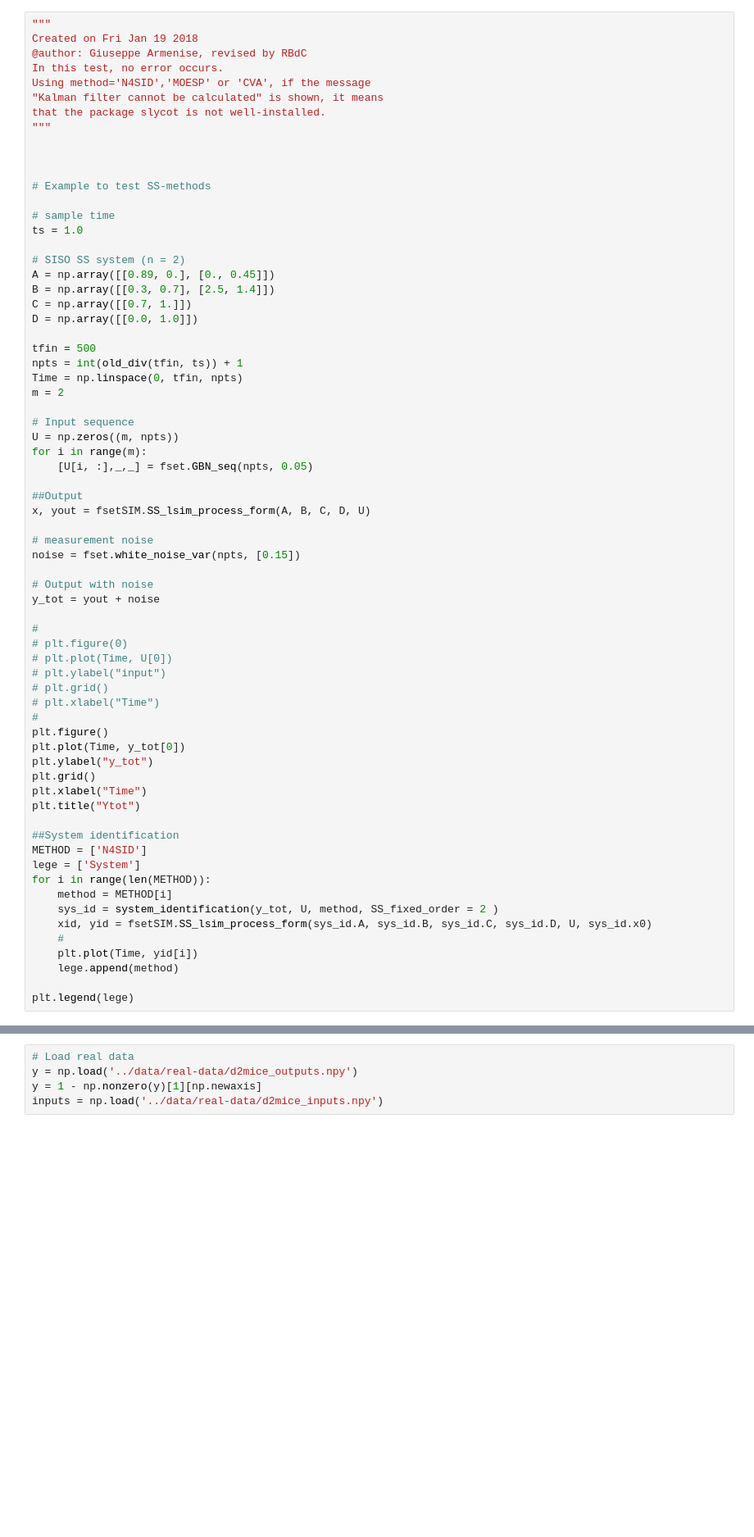
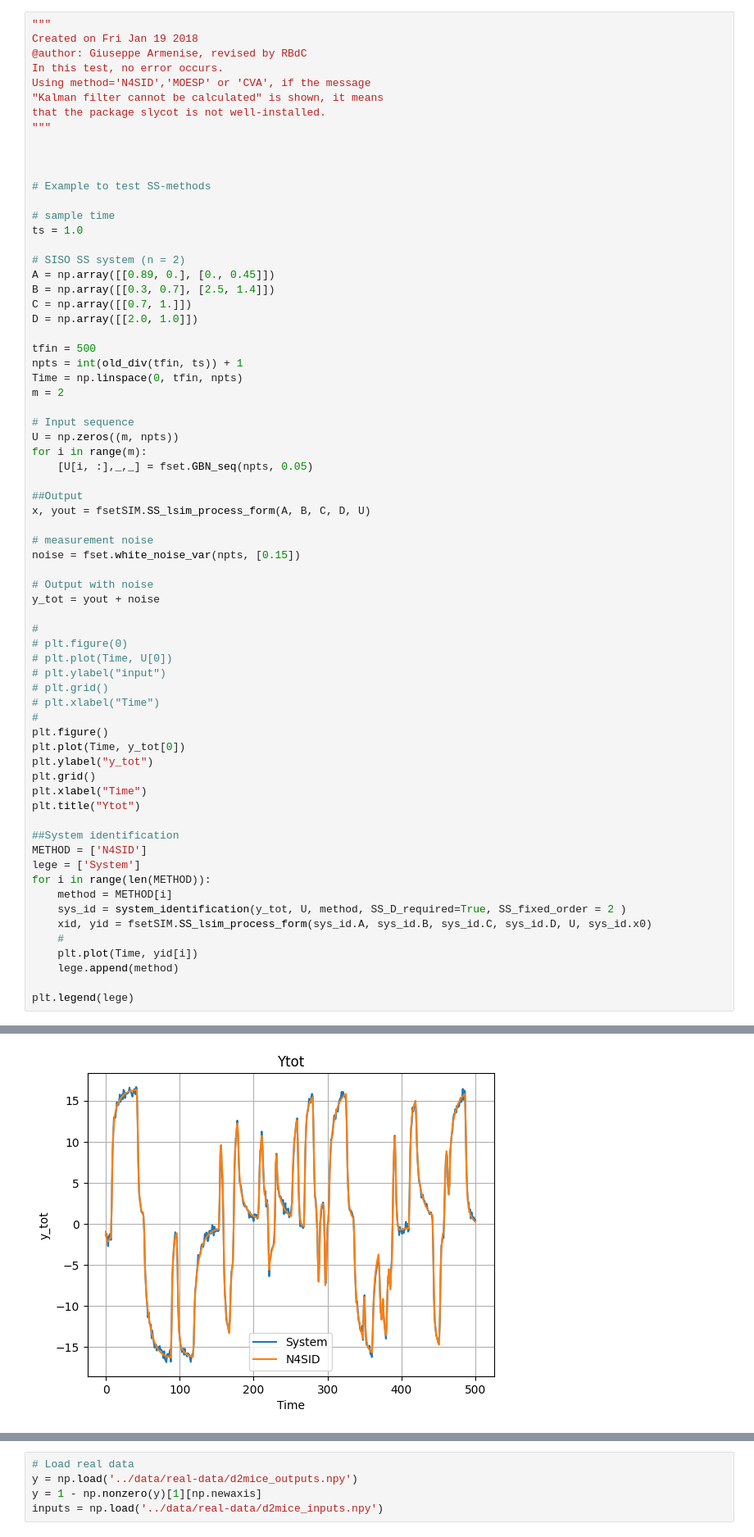
Before and after one commit to irisstone/bestLDS, a Jupyter notebook: SIPPY-master/sippy_orientation.ipynb, the cells around one changed output, grey strips where cells are left out. Shown at 82% size. Cells and saved outputs as stored; diff of their text form; blank space fills up the shorter version.

```diff
--- a/SIPPY-master/sippy_orientation.ipynb
+++ b/SIPPY-master/sippy_orientation.ipynb
@@ -39,7 +40,7 @@ ts = 1.0
 A = np.array([[0.89, 0.], [0., 0.45]])
 B = np.array([[0.3, 0.7], [2.5, 1.4]])
 C = np.array([[0.7, 1.]])
-D = np.array([[0.0, 1.0]])
+D = np.array([[2.0, 1.0]])
 
 tfin = 500
 npts = int(old_div(tfin, ts)) + 1
@@ -79,10 +80,11 @@ METHOD = ['N4SID']
 lege = ['System']
 for i in range(len(METHOD)):
     method = METHOD[i]
-    sys_id = system_identification(y_tot, U, method, SS_fixed_order = 2 )
+    sys_id = system_identification(y_tot, U, method, SS_D_required=True, SS_fixed_order = 2 )
     xid, yid = fsetSIM.SS_lsim_process_form(sys_id.A, sys_id.B, sys_id.C, sys_id.D, U, sys_id.x0)
     #
     plt.plot(Time, yid[i])
     lege.append(method)
 
 plt.legend(lege)
+# %% [output]
@@ -88,0 +92 @@ plt.legend(lege)
+[figure, added]
```
Also changed, not shown: parts of 9 cells of this notebook, 11 other files.
